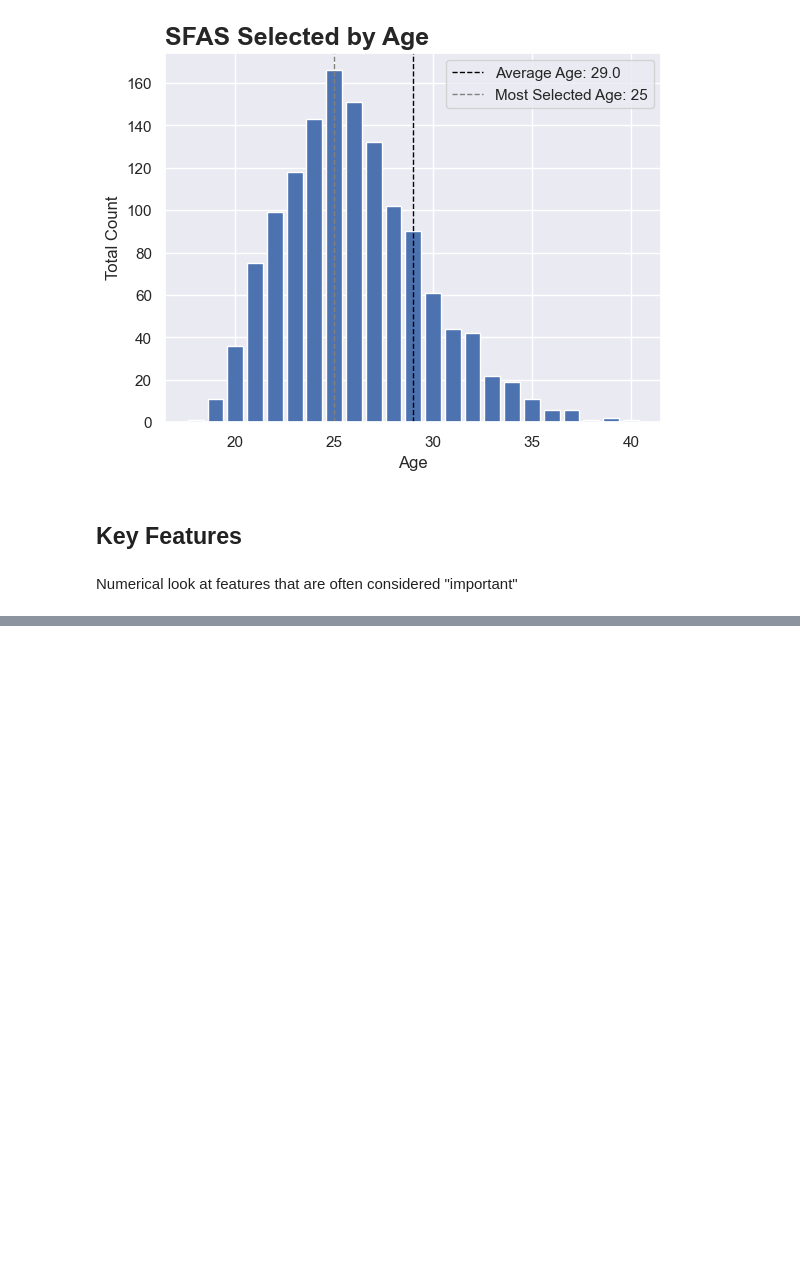
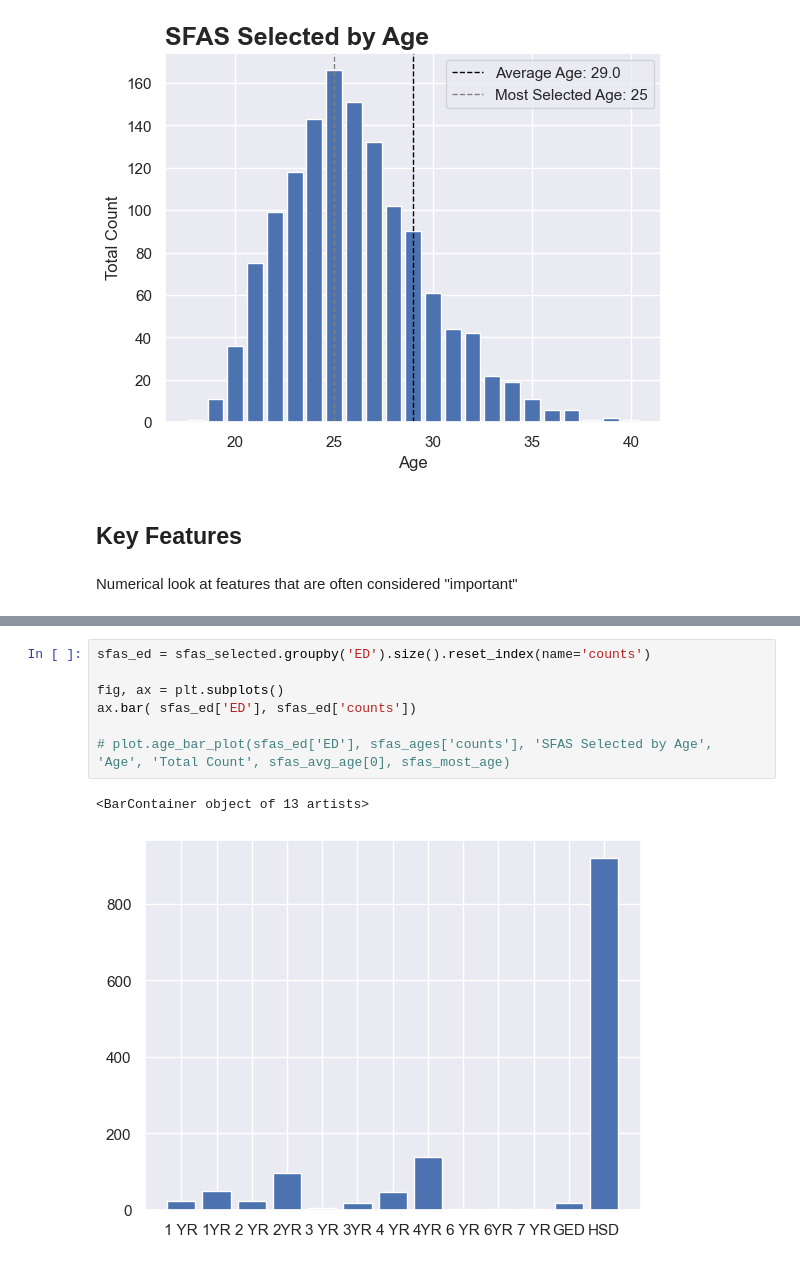
Before and after one commit to JaimeVRodriguez/psyop_selection_analysis, a Jupyter notebook: notebooks/eda.ipynb, the cells around one changed output, grey strips where cells are left out. Saved outputs shown, nothing was run; the diff lists cells and outputs as text; blank space fills up the shorter version.

```diff
--- a/notebooks/eda.ipynb
+++ b/notebooks/eda.ipynb
@@ -148,0 +146,10 @@ plot.violin_plot('GROUP', 'CO', combined_selected, 'CO Scores (per SOF group)',
+# %%
+sfas_ed = sfas_selected.groupby('ED').size().reset_index(name='counts')
+
+fig, ax = plt.subplots()
+ax.bar( sfas_ed['ED'], sfas_ed['counts'])
+
+# plot.age_bar_plot(sfas_ed['ED'], sfas_ages['counts'], 'SFAS Selected by Age', 'Age', 'Total Count', sfas_avg_age[0], sfas_most_age)
+# %% [output]
+<BarContainer object of 13 artists>
+[figure, added]
```
Also changed, not shown: parts of 4 cells of this notebook, 19 other files.
